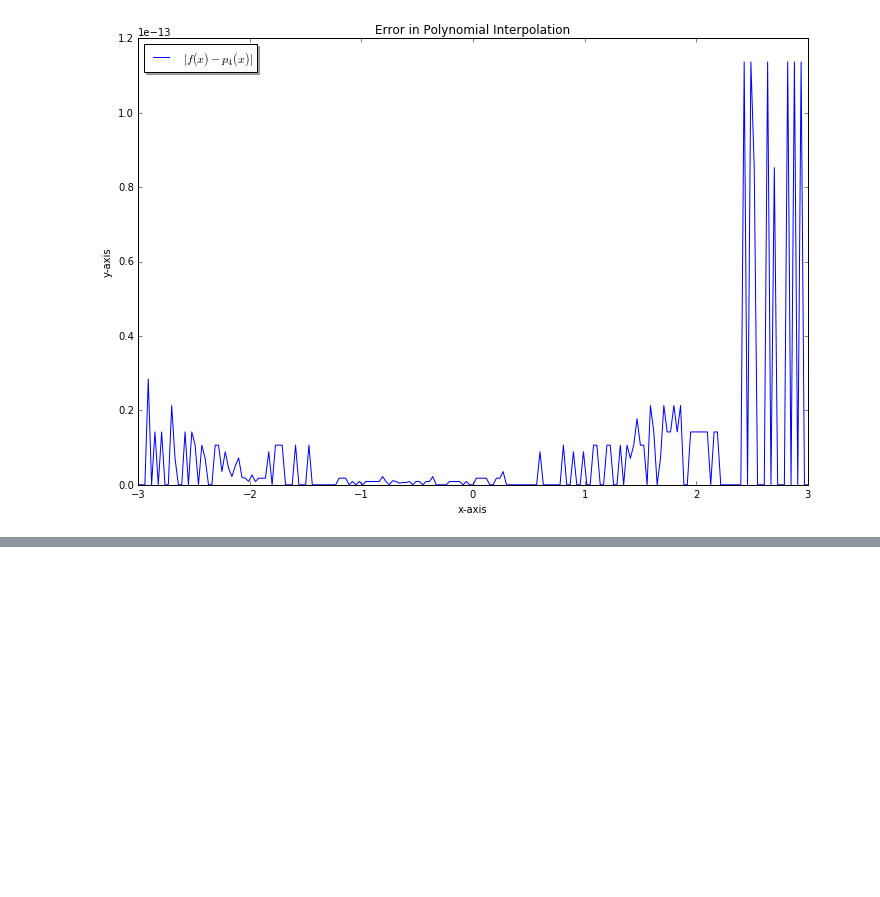
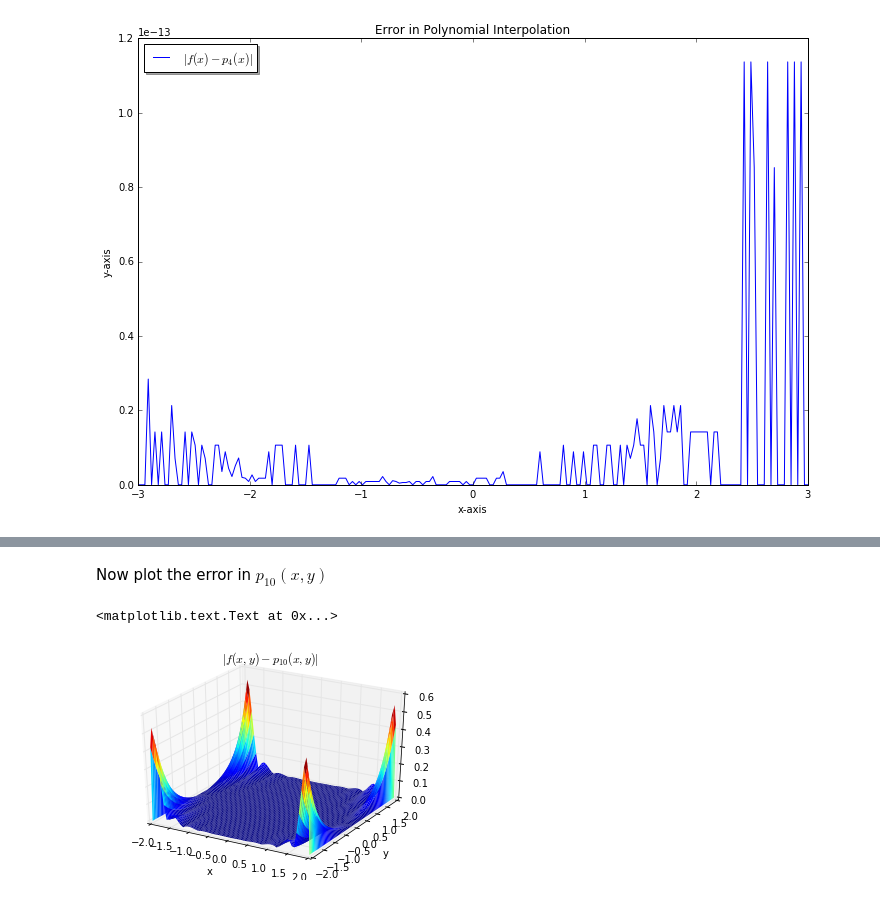
Before and after one commit to JRProd/HPC_SMU2016_F1, a Jupyter notebook: Project3/Project 3.ipynb, the cells around one changed output, grey strips where cells are left out. Saved outputs shown, nothing was run; the diff lists cells and outputs as text; code cells hidden in the pictures; blank space fills up the shorter version.

```diff
--- a/Project3/Project 3.ipynb
+++ b/Project3/Project 3.ipynb
@@ -70,0 +126,13 @@ The graphs show very will that my assumption was correct. The interpolating poly
+# %% [markdown]
+Now plot the error in $p_10(x,y)$
+# %%
+e10 = abs(f-p10)
+fig = figure()
+ax = fig.add_subplot(111, projection='3d')
+surf = ax.plot_surface(X, Y, e10, rstride=1, cstride=1, linewidth=0, cmap=cm.jet)
+ax.set_xlabel('x')
+ax.set_ylabel('y')
+title('$|f(x,y) - p_{10}(x,y)|$')
+# %% [output]
+<matplotlib.text.Text at 0x...>
+[figure, added]
```
Also changed, not shown: parts of 49 cells of this notebook, 5 other files.
